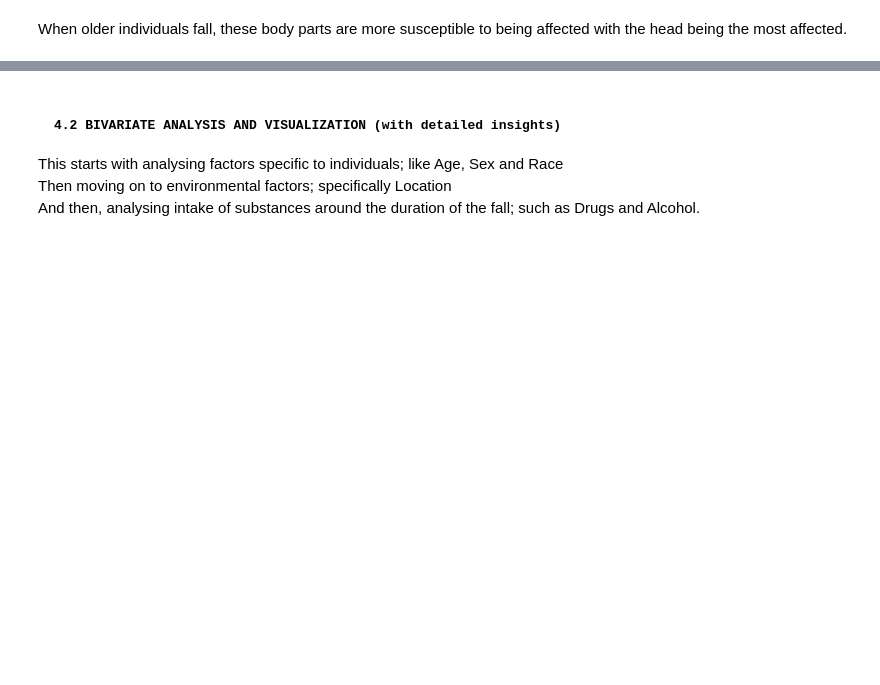
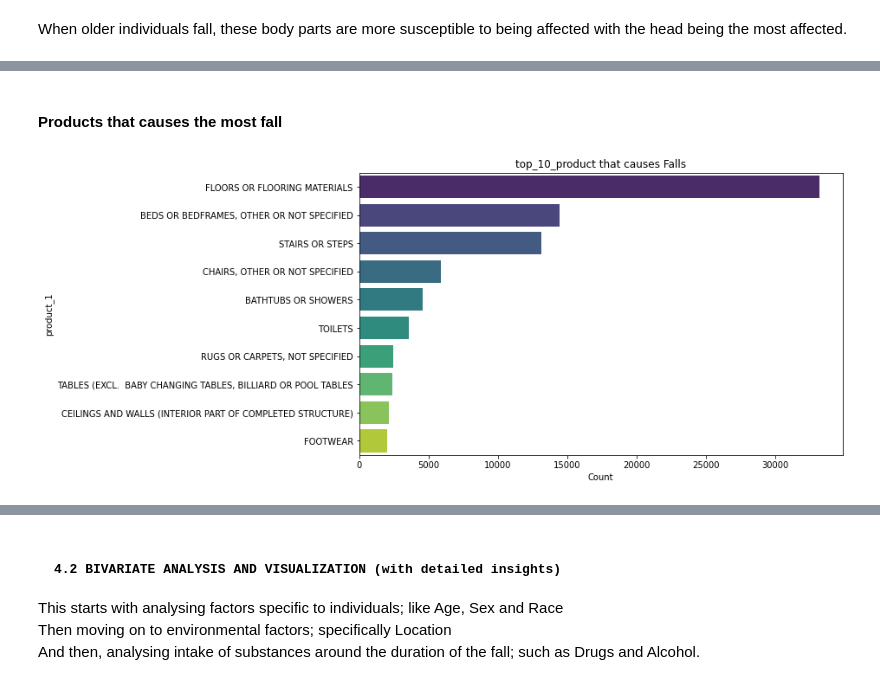
Before and after one commit to Queenvivy/CDC, a Jupyter notebook: CDC Adult Falls Edited.ipynb, the cells around one changed output, grey strips where cells are left out. Saved outputs shown, nothing was run; the diff lists cells and outputs as text; code cells hidden in the pictures; blank space fills up the shorter version.

```diff
--- a/CDC Adult Falls Edited.ipynb
+++ b/CDC Adult Falls Edited.ipynb
@@ -476,0 +589,20 @@ When older individuals fall, these body parts are more susceptible to being affe
+# %% [markdown]
+#### Products that causes the most fall
+# %%
+# Get the top 10 primary products
+top_10_product = decoded_data['product_1'].value_counts().head(10)
+
+plt.figure(figsize=(10, 6))
+
+# Create a bar chart with vertical bars
+sns.barplot(x=top_10_product.values, y=top_10_product.index, palette='viridis')
+
+plt.title('top_10_product that causes Falls')
+plt.xlabel('Count')
+plt.ylabel('product_1')
+
+plt.xticks(rotation=0)  # No rotation for better readability
+
+plt.show()
+# %% [output]
+[figure, added]
```
Also changed, not shown: parts of 17 cells of this notebook.
